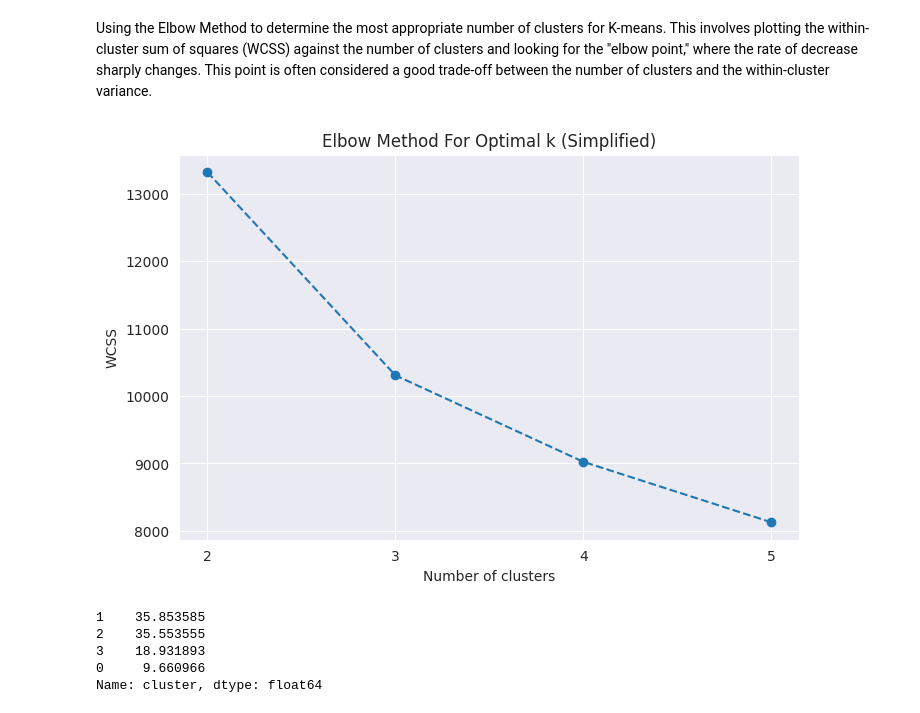
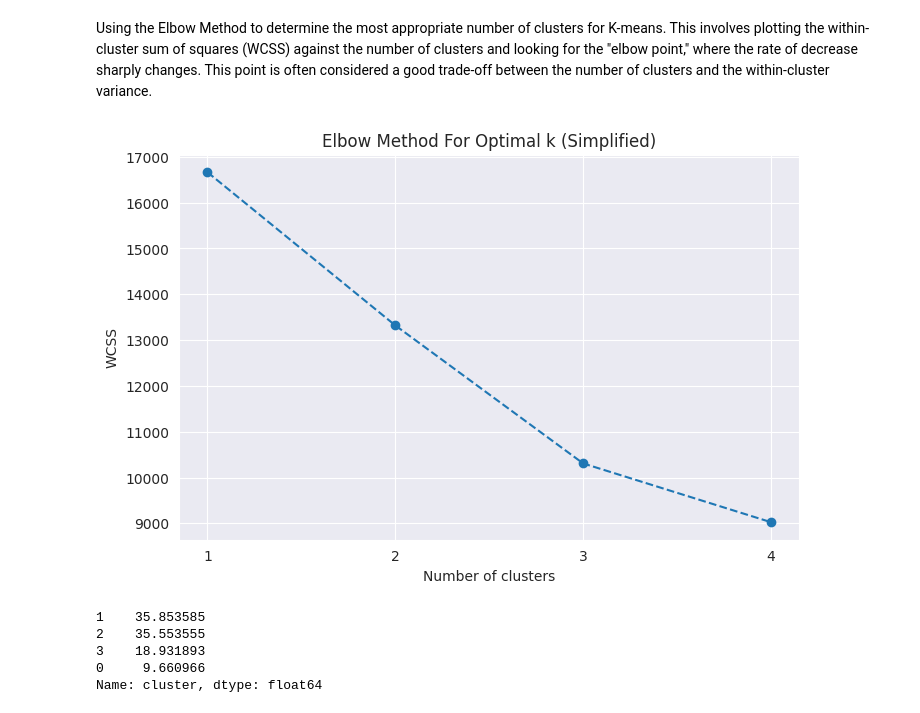
Before and after one commit to LCR2022/Phase_3_project, a Jupyter notebook: dsc_phase_3_project.ipynb, the cells around one changed output. Saved outputs shown, nothing was run; the diff lists cells and outputs as text; code cells hidden in the pictures.

```diff
--- a/dsc_phase_3_project.ipynb
+++ b/dsc_phase_3_project.ipynb
@@ -1270,25 +1268,25 @@ Using the Elbow Method to determine the most appropriate number of clusters for
 # %%
 import numpy as np
 
 # Simplified range for WCSS calculation to reduce computation time
 wcss_simplified = []
-range_clusters = range(2, 6)  # Testing a smaller range of clusters from 2 to 5
+range_clusters = range(1, 5)
 for i in range_clusters:
     kmeans = KMeans(n_clusters=i, init='k-means++', max_iter=300, n_init=10, random_state=42)
     kmeans.fit(X_scaled)
     wcss_simplified.append(kmeans.inertia_)
 
 # Plot the simplified Elbow Method graph
 plt.figure(figsize=(8, 5))
 plt.plot(range_clusters, wcss_simplified, marker='o', linestyle='--')
 plt.title('Elbow Method For Optimal k (Simplified)')
 plt.xlabel('Number of clusters')
 plt.ylabel('WCSS')
 plt.xticks(np.arange(min(range_clusters), max(range_clusters)+1, 1))
 plt.grid(True)
 plt.show()
 # %% [output]
-[figure, old version]
+[figure, new version]
 # %%
 # Perform K-means clustering with 4 clusters
 kmeans = KMeans(n_clusters=4, init='k-means++', max_iter=300, n_init=10, random_state=42)
```
Also changed, not shown: parts of 16 cells of this notebook, 6 other files.
